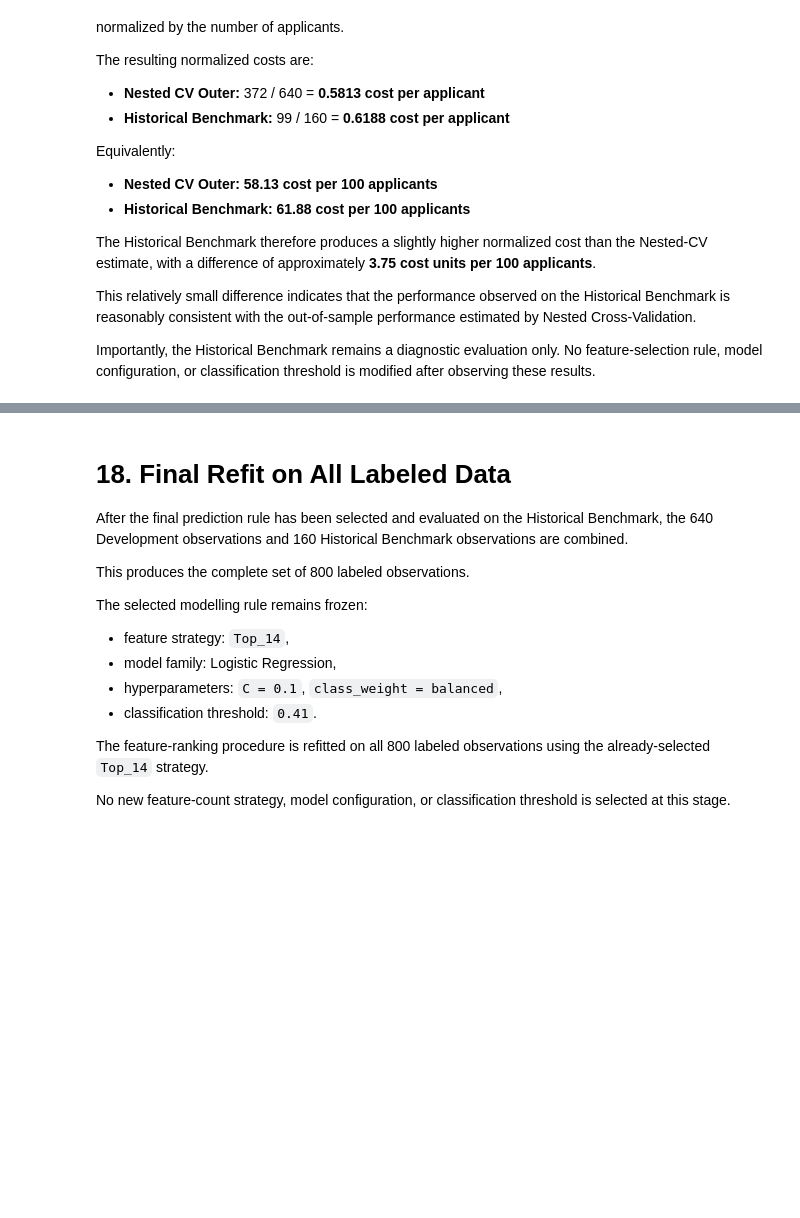
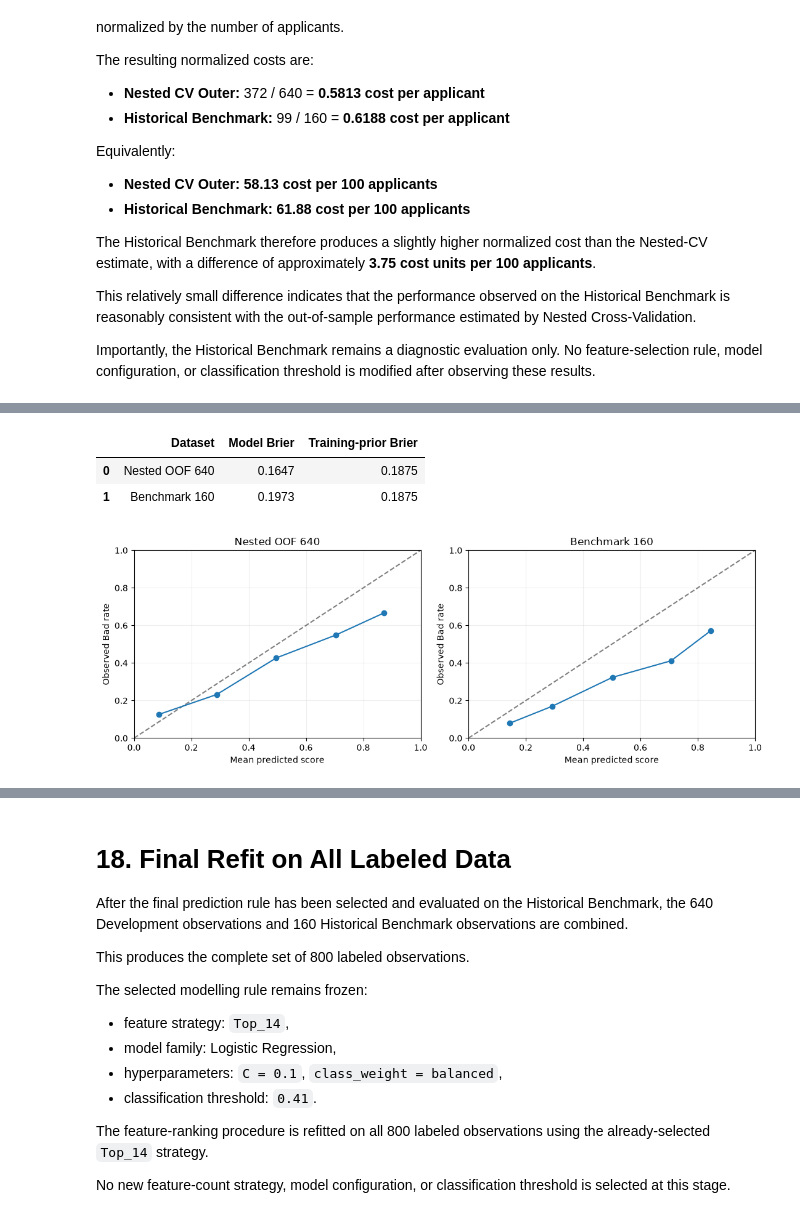
Before and after one commit to tnamgia76-debug/DS66B_group_5-German-Credit_Statistic, a Jupyter notebook: main_v2.ipynb, the cells around one changed output, grey strips where cells are left out. Saved outputs shown, nothing was run; the diff lists cells and outputs as text; code cells hidden in the pictures; blank space fills up the shorter version.

Commit message:
Add split preparation and model validation metrics

```diff
--- a/main_v2.ipynb
+++ b/main_v2.ipynb
@@ -4743,0 +4907,58 @@ Importantly, the Historical Benchmark remains a diagnostic evaluation only. No f
+# %%
+def calibration_table(actual, probability):
+    table = pd.DataFrame({"Actual": np.asarray(actual), "Score": np.asarray(probability)})
+    table["Band"] = pd.cut(
+        table["Score"], bins=[0, .2, .4, .6, .8, 1], include_lowest=True
+    )
+    result = table.groupby("Band", observed=True).agg(
+        N=("Actual", "size"),
+        Bad_Count=("Actual", "sum"),
+        Mean_Score=("Score", "mean"),
+        Observed_Bad_Rate=("Actual", "mean")
+    ).reset_index()
+    result["Observed_minus_Predicted"] = result["Observed_Bad_Rate"] - result["Mean_Score"]
+    return result
+
+
+prior_by_fold = {}
+for fold in feature_outer_results["Outer Fold"]:
+    assignment, train_part, val_part = get_outer_data(
+        development, nested_folds, fold
+    )
+    prior_by_fold[fold] = train_part["bad_credit"].mean()
+
+for name, data in validation_sets.items():
+    if "Outer Fold" in data.columns:
+        data["Base Probability"] = data["Outer Fold"].map(prior_by_fold)
+    else:
+        # The other core evaluation table is Benchmark 160.
+        data["Base Probability"] = development["bad_credit"].mean()
+
+calibration_tables = []
+brier_rows = []
+fig, axes = plt.subplots(1, 2, figsize=(11, 4))
+
+for ax, (name, data) in zip(axes, validation_sets.items()):
+    table = calibration_table(data["Actual"], data["P(Bad)"])
+    table.insert(0, "Dataset", name)
+    calibration_tables.append(table)
+    display(table.round(4))
+
+    brier_rows.append({
+        "Dataset": name,
+        "Model Brier": brier_score_loss(data["Actual"], data["P(Bad)"]),
+        "Training-prior Brier": brier_score_loss(data["Actual"], data["Base Probability"])
+    })
+    ax.plot([0, 1], [0, 1], "--", color="gray")
+    ax.plot(table["Mean_Score"], table["Observed_Bad_Rate"], "o-")
+    ax.set(title=name, xlabel="Mean predicted score", ylabel="Observed Bad rate",
+           xlim=(0, 1), ylim=(0, 1))
+    ax.grid(alpha=.2)
+
+calibration_results = pd.concat(calibration_tables, ignore_index=True)
+brier_comparison = pd.DataFrame(brier_rows)
+display(brier_comparison.round(4))
+plt.tight_layout()
+plt.savefig(VALIDATION_DIR / "calibration.png", dpi=150)
+plt.show()
+# %% [output]
@@ -4743,0 +4977,4 @@ Importantly, the Historical Benchmark remains a diagnostic evaluation only. No f
+|  | Dataset | Model Brier | Training-prior Brier |
+| 0 | Nested OOF 640 | 0.1647 | 0.1875 |
+| 1 | Benchmark 160 | 0.1973 | 0.1875 |
+[figure, added]
```
Also changed, not shown: parts of 16 cells of this notebook, 1 other file.
